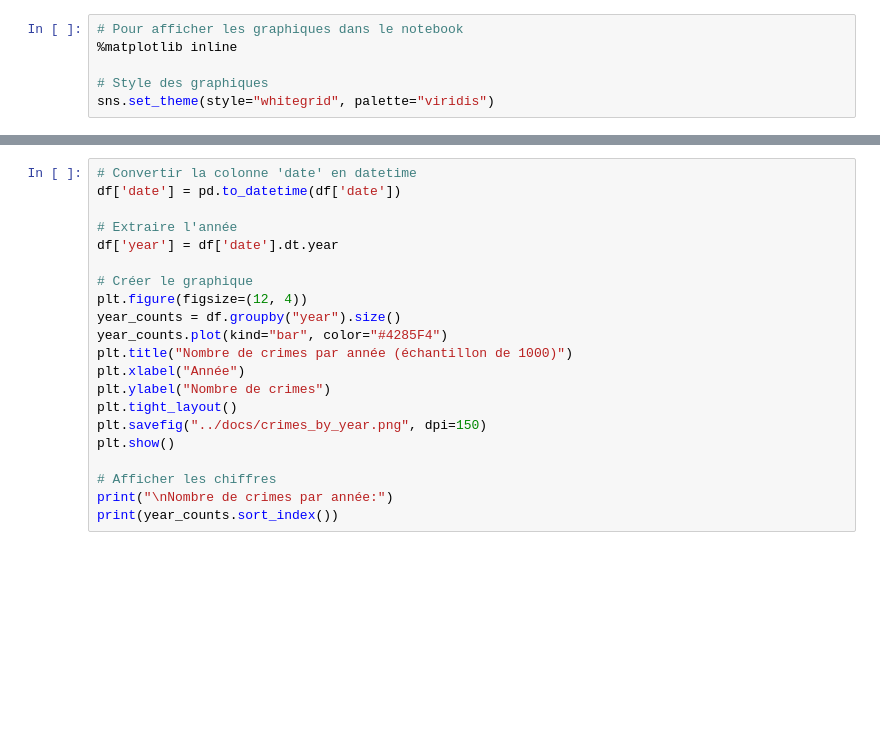
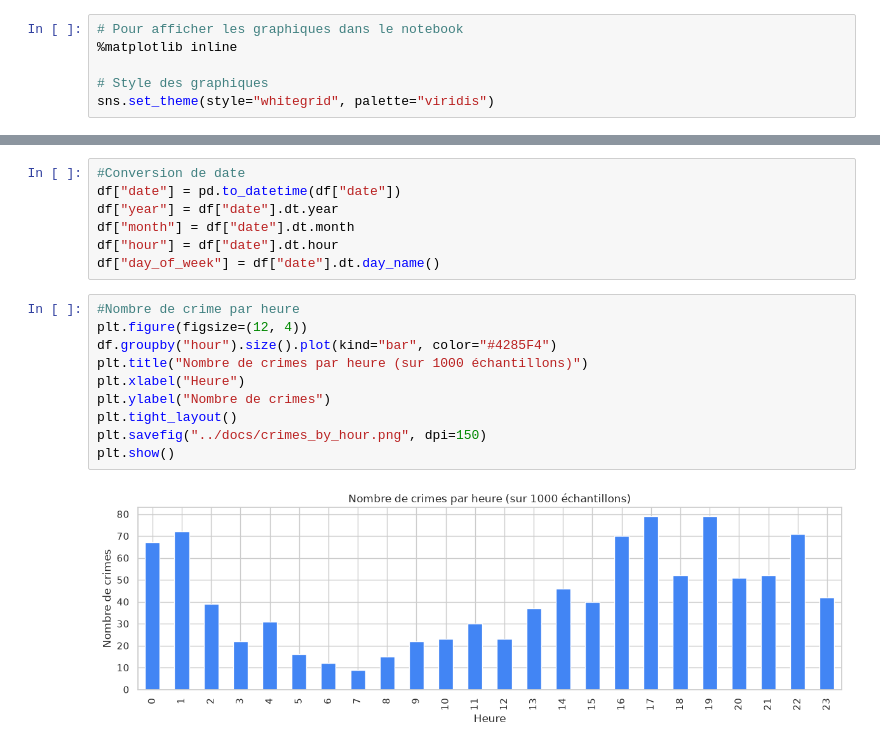
Before and after one commit to ardjoumakassogue85-create/chicago-crime-data-platform, a Jupyter notebook: notebooks/01_eda.ipynb, the cells around one changed output, grey strips where cells are left out. Cells and saved outputs as stored; diff of their text form; blank space fills up the shorter version.

```diff
--- a/notebooks/01_eda.ipynb
+++ b/notebooks/01_eda.ipynb
@@ -22,21 +93,19 @@ print(f"Colonnes : {len(df.columns)}")
+# %%
+#Conversion de date
+df["date"] = pd.to_datetime(df["date"])
+df["year"] = df["date"].dt.year
+df["month"] = df["date"].dt.month
+df["hour"] = df["date"].dt.hour
+df["day_of_week"] = df["date"].dt.day_name()
 # %%
-# Convertir la colonne 'date' en datetime
-df['date'] = pd.to_datetime(df['date'])
-
-# Extraire l'année
-df['year'] = df['date'].dt.year
-
-# Créer le graphique
+#Nombre de crime par heure
 plt.figure(figsize=(12, 4))
-year_counts = df.groupby("year").size()
-year_counts.plot(kind="bar", color="#4285F4")
-plt.title("Nombre de crimes par année (échantillon de 1000)")
-plt.xlabel("Année")
+df.groupby("hour").size().plot(kind="bar", color="#4285F4")
+plt.title("Nombre de crimes par heure (sur 1000 échantillons)")
+plt.xlabel("Heure")
 plt.ylabel("Nombre de crimes")
 plt.tight_layout()
-plt.savefig("../docs/crimes_by_year.png", dpi=150)
+plt.savefig("../docs/crimes_by_hour.png", dpi=150)
 plt.show()
-
-# Afficher les chiffres
-print("\nNombre de crimes par année:")
-print(year_counts.sort_index())
+# %% [output]
+[figure, added]
```
Also changed, not shown: parts of 8 cells of this notebook.
